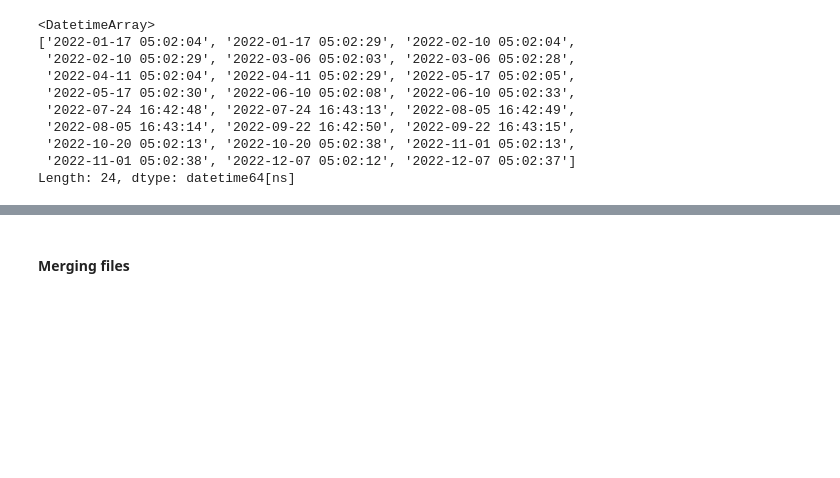
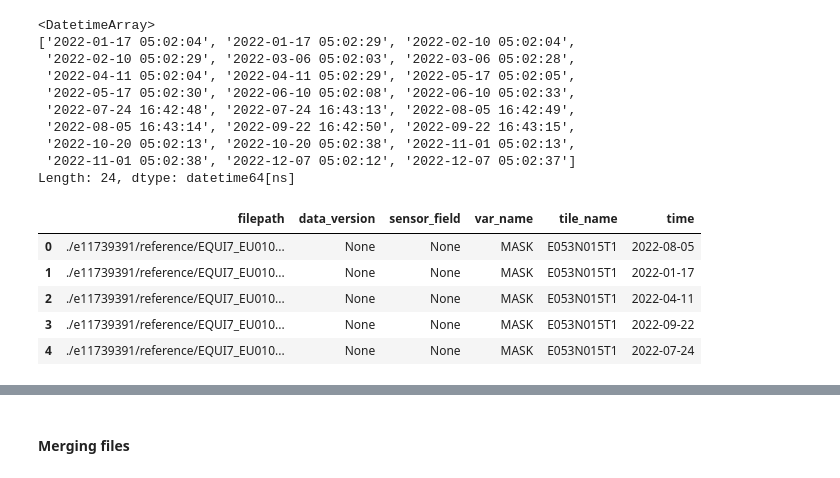
Before and after one commit to nadiaverdha/InterdisciplinaryProject, a Jupyter notebook: reading_data.ipynb, the cells around one changed output, grey strips where cells are left out. Cells and saved outputs as stored; diff of their text form; code cells hidden in the pictures; blank space fills up the shorter version.

```diff
--- a/reading_data.ipynb
+++ b/reading_data.ipynb
@@ -49,8 +49,12 @@ tile_1 = glob.glob(os.path.join(tile_1, "*"))
 tile_2 = r"./e11739391/Sentinel-1_CSAR/EQUI7_EU010M/E052N015T1"
 tile_2 = glob.glob(os.path.join(tile_2, "*"))
 # %%
-mask = r"./e11739391/reference/EQUI7_EU010M/E052N015T1"
-mask = glob.glob(os.path.join(mask, "*"))
+
+mask1 = r"./e11739391/reference/EQUI7_EU010M/E052N015T1"
+mask1 = glob.glob(os.path.join(mask1, "*"))
+
+mask2 = r"./e11739391/reference/EQUI7_EU010M/E053N015T1"
+mask2 = glob.glob(os.path.join(mask2, "*"))
 # %%
 dimensions = ["time", "tile_name", "var_name", "sensor_field", "data_version"]
 tile1_reader = DataCubeReader.from_filepaths(tile_1, fn_class=YeodaFilename, dimensions=dimensions,
@@ -89,3 +92,17 @@ tile1_reader.file_register.sort_values(by = 'time')['time'].unique()
  '2022-10-20 05:02:13', '2022-10-20 05:02:38', '2022-11-01 05:02:13',
  '2022-11-01 05:02:38', '2022-12-07 05:02:12', '2022-12-07 05:02:37']
 Length: 24, dtype: datetime64[ns]
+# %%
+mask1_reader = DataCubeReader.from_filepaths(mask1, fn_class=YeodaFilename, dimensions=dimensions,
+                                             stack_dimension="time", tile_dimension="tile_name")
+mask2_reader = DataCubeReader.from_filepaths(mask2, fn_class=YeodaFilename, dimensions=dimensions,
+                                             stack_dimension="time", tile_dimension="tile_name")
+# %%
+mask2_reader.file_register.head(5)
+# %% [output]
+|  | filepath | data_version | sensor_field | var_name | tile_name | time |
+| 0 | ./e11739391/reference/EQUI7_EU010... | None | None | MASK | E053N015T1 | 2022-08-05 |
+| 1 | ./e11739391/reference/EQUI7_EU010... | None | None | MASK | E053N015T1 | 2022-01-17 |
+| 2 | ./e11739391/reference/EQUI7_EU010... | None | None | MASK | E053N015T1 | 2022-04-11 |
+| 3 | ./e11739391/reference/EQUI7_EU010... | None | None | MASK | E053N015T1 | 2022-09-22 |
+| 4 | ./e11739391/reference/EQUI7_EU010... | None | None | MASK | E053N015T1 | 2022-07-24 |
```
Also changed, not shown: parts of 16 cells of this notebook, 1 other file.
